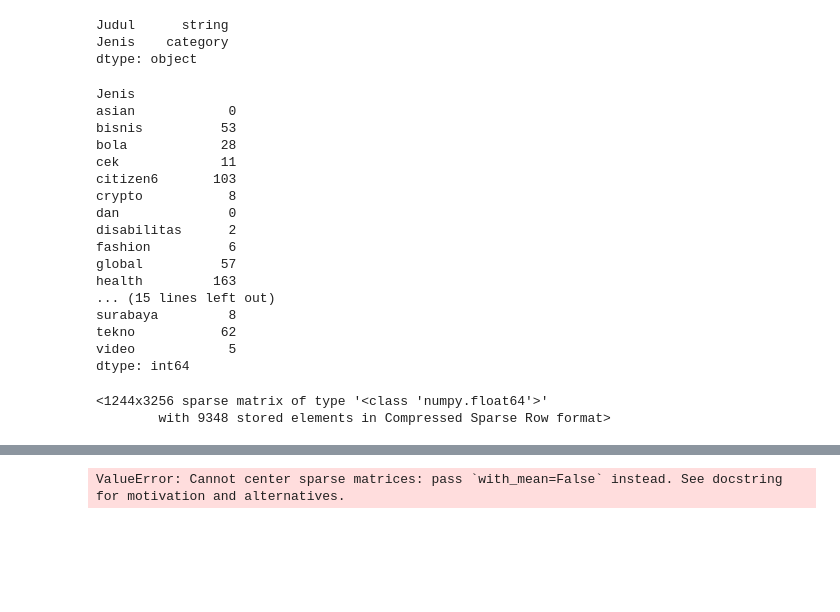
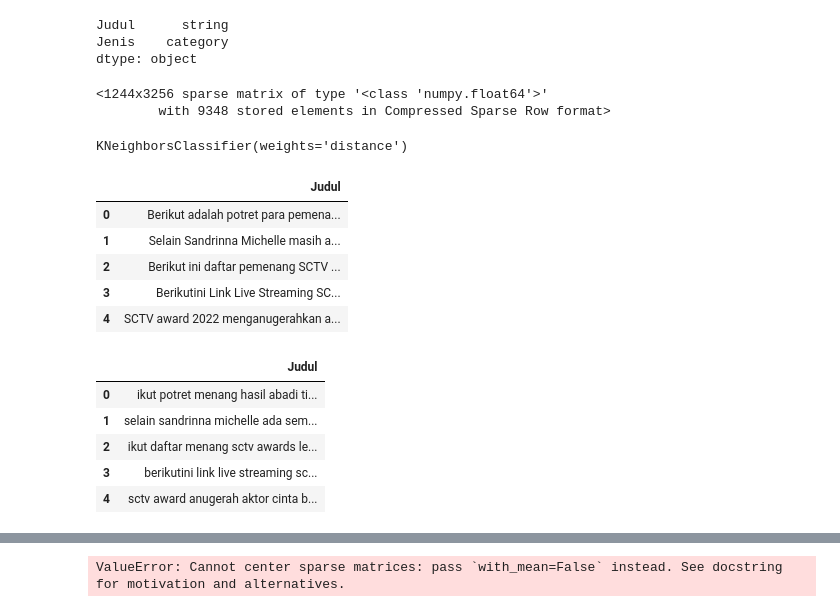
Before and after one commit to EGraci/kapital-selekta, a Jupyter notebook: program/KNN-JudulBerita.ipynb, the cells around one changed output, grey strips where cells are left out. Saved outputs shown, nothing was run; the diff lists cells and outputs as text; code cells hidden in the pictures; blank space fills up the shorter version.

```diff
--- a/program/KNN-JudulBerita.ipynb
+++ b/program/KNN-JudulBerita.ipynb
@@ -149,33 +151,6 @@ df.dtypes
 Judul      string
 Jenis    category
 dtype: object
-# %%
-coba = df
-grouped = df.groupby('Jenis').size()
-# axis = grouped.plot(kind='bar')
-# plt.show()
-for name, show in zip(grouped.index, grouped):
-    if(show < 2):
-        coba.drop(coba.loc[coba['Jenis'] == name].index, inplace=True)
-coba.groupby('Jenis').size()
-# %% [output]
-Jenis
-asian            0
-bisnis          53
-bola            28
-cek             11
-citizen6       103
-crypto           8
-dan              0
-disabilitas      2
-fashion          6
-global          57
-health         163
-... (15 lines left out)
-surabaya         8
-tekno           62
-video            5
-dtype: int64
 # %%
 # tf df
 tf = TfidfVectorizer()
@@ -188,3 +163,34 @@ kata
 # Spliting data
 
 X_train, X_test, y_train, y_test = train_test_split(kata, df['Judul'], test_size=0.2, random_state = 42)
+# %%
+modelknn = KNeighborsClassifier(n_neighbors=5, weights='distance')
+modelknn.fit(X_train,y_train)
+# %% [output]
+KNeighborsClassifier(weights='distance')
+# %%
+train = pd.read_csv("train.csv")
+train.head()
+# %% [output]
+|  | Judul |
+| 0 | Berikut adalah potret para pemena... |
+| 1 | Selain Sandrinna Michelle masih a... |
+| 2 | Berikut ini daftar pemenang SCTV ... |
+| 3 | Berikutini Link Live Streaming SC... |
+| 4 | SCTV award 2022 menganugerahkan a... |
+# %%
+# menghilangkan karakter special dan numerik
+train['Judul'] = train['Judul'].str.replace('\d*', '')
+train['Judul'] = train['Judul'].str.replace('[^\w\s]', ' ')
+train['Judul'] = train['Judul'].str.strip()
+
+# Apply stemming and tokenizing
+train['Judul'] = train['Judul'].apply(funSastrawati)
+train.head()
+# %% [output]
+|  | Judul |
+| 0 | ikut potret menang hasil abadi ti... |
+| 1 | selain sandrinna michelle ada sem... |
+| 2 | ikut daftar menang sctv awards le... |
+| 3 | berikutini link live streaming sc... |
+| 4 | sctv award anugerah aktor cinta b... |
```
Also changed, not shown: parts of 5 cells of this notebook, 4 other files.
